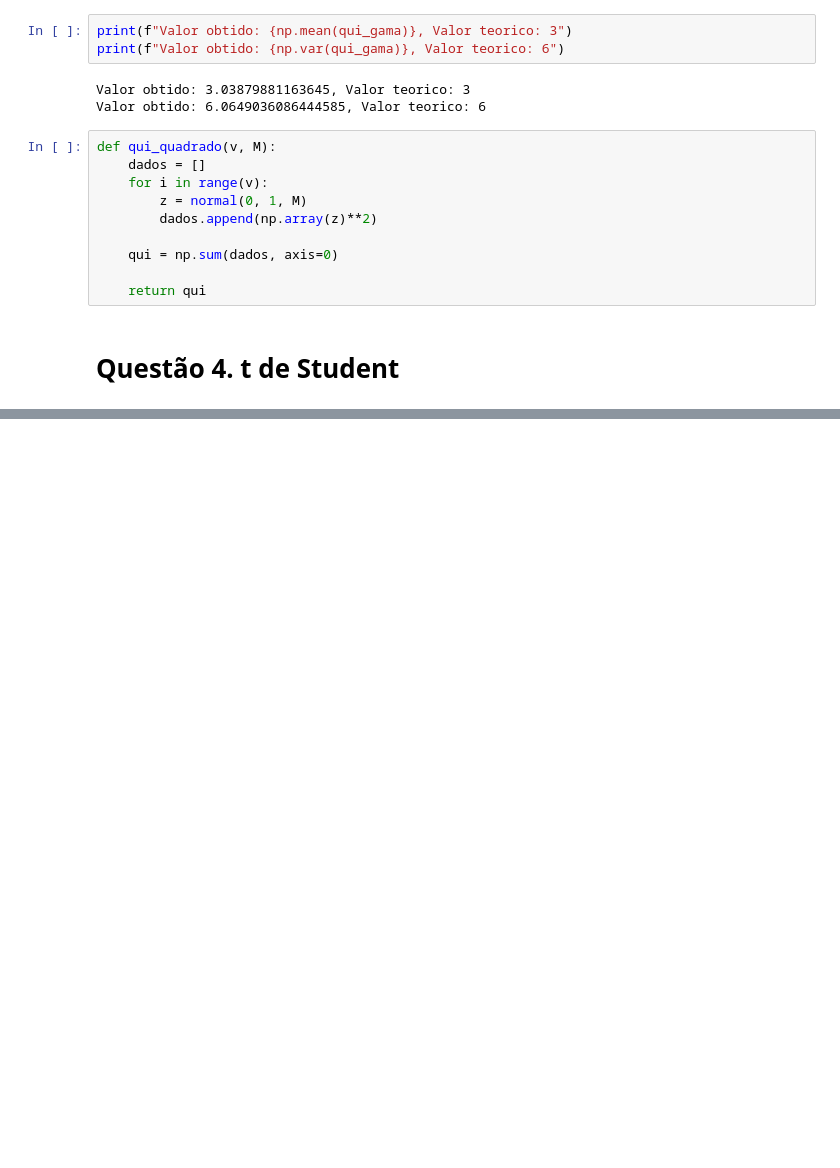
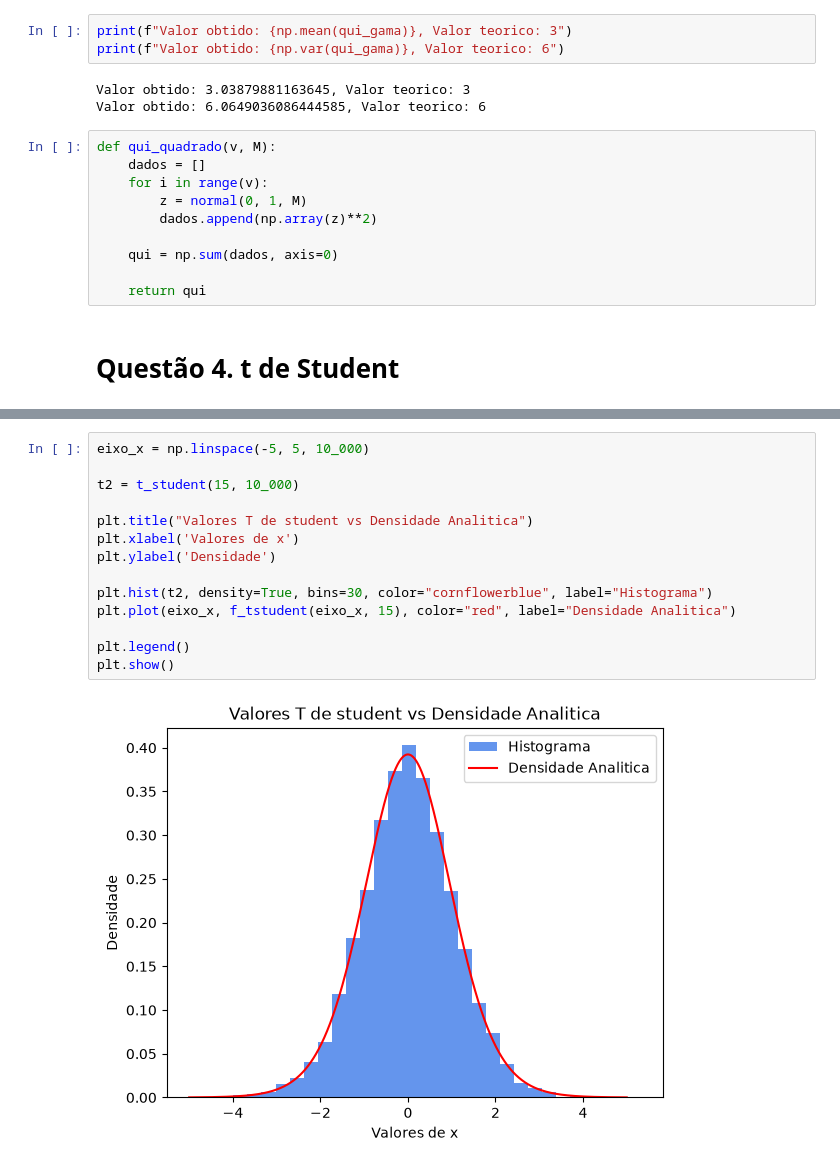
Before and after one commit to SilverPhone784/Trabalho-de-Programacao-Estatistica, a Jupyter notebook: Questao_4.ipynb, the cells around one changed output, grey strips where cells are left out. Drawn from its saved outputs; the diff is of its cells as text; blank space fills up the shorter version.

```diff
--- a/Questao_4.ipynb
+++ b/Questao_4.ipynb
@@ -257,0 +261,16 @@ plt.show()
+# %%
+eixo_x = np.linspace(-5, 5, 10_000)
+
+t2 = t_student(15, 10_000)
+
+plt.title("Valores T de student vs Densidade Analitica")
+plt.xlabel('Valores de x')
+plt.ylabel('Densidade')
+
+plt.hist(t2, density=True, bins=30, color="cornflowerblue", label="Histograma")
+plt.plot(eixo_x, f_tstudent(eixo_x, 15), color="red", label="Densidade Analitica")
+
+plt.legend()
+plt.show()
+# %% [output]
+[figure, added]
```
Also changed, not shown: parts of 6 cells of this notebook.
